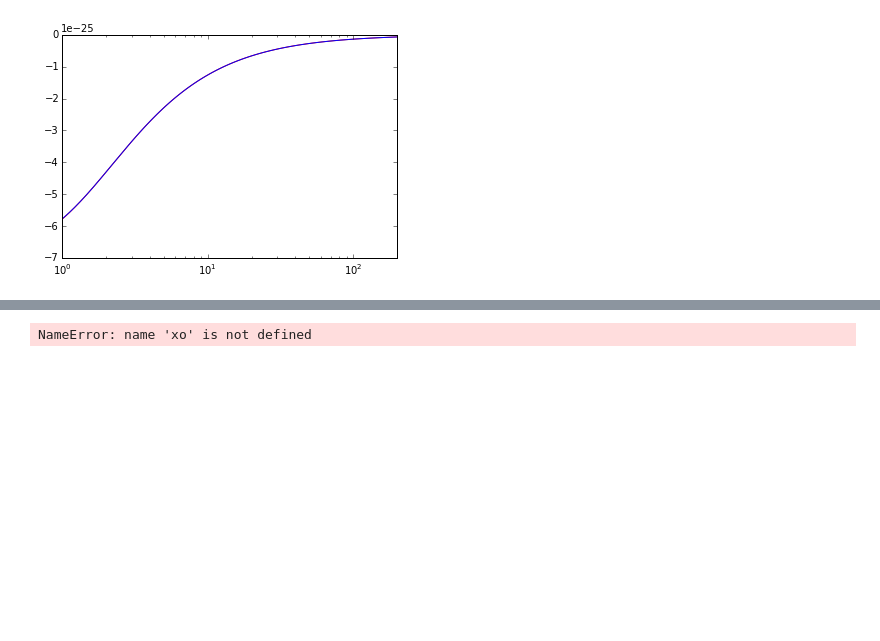
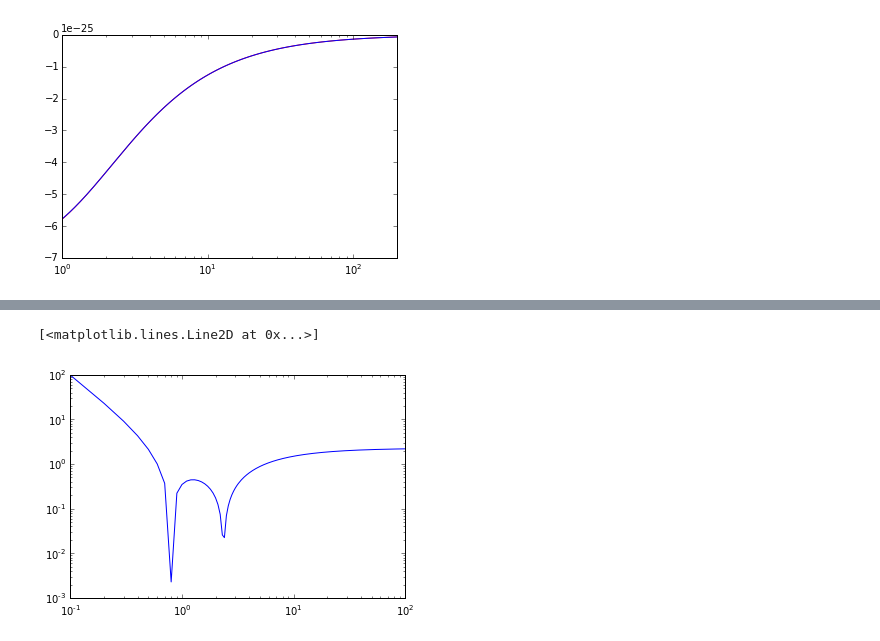
Before and after one commit to sophialilleengen/GC_actions, a Jupyter notebook: GC orbit class - test notebook.ipynb, the cells around one changed output, grey strips where cells are left out. Drawn from its saved outputs; the diff is of its cells as text; code cells hidden in the pictures; blank space fills up the shorter version.

```diff
--- a/GC orbit class - test notebook.ipynb
+++ b/GC orbit class - test notebook.ipynb
@@ -81,3 +90,12 @@ plt.plot(r,test._periapocenter_aux(r=r,E=E,L=L))
+# %%
+n=65499
+L=test.angularmom(x[n],y[n],z[n],vx[n],vy[n],vz[n])[0]
+E=test.energy(x[n],y[n],z[n],vx[n],vy[n],vz[n])
+r=np.linspace(0.1,100,1000)
+plt.loglog(r,test._periapocenter_aux(r=r,E=E,L=L))
+# %% [output]
+[<matplotlib.lines.Line2D at 0x...>]
+[figure, added]
 # %%
 #test if GCorbit.orbit_integration is right
 #n=178690
@@ -100,9 +118,7 @@ plt.plot(r,test._periapocenter_aux(r=r,E=E,L=L))
 # %%
 #%tb
 # %%
-plt.plot(xo,yo)
+#plt.plot(xo,yo)
-# %% [output]
-NameError: name 'xo' is not defined
 # %%
 #test if GCorbit.actions is right
 # %%
```
Also changed, not shown: parts of 12 cells of this notebook.
